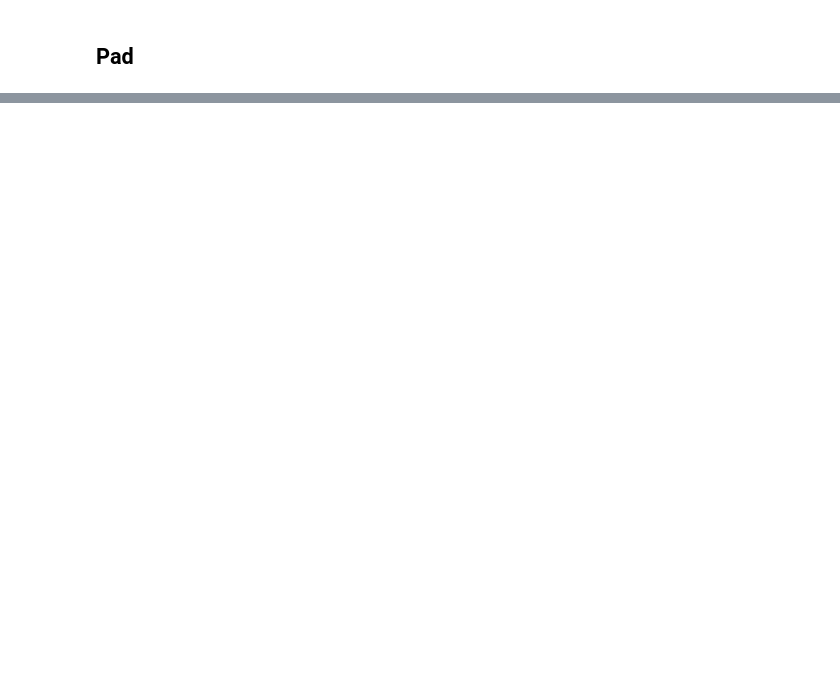
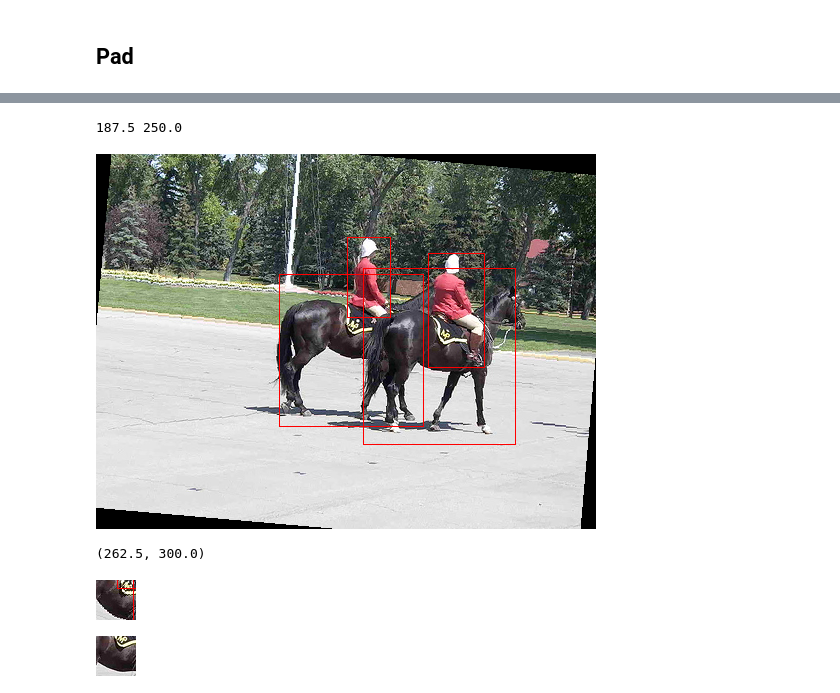
Before and after one commit to yizt/notebook, a Jupyter notebook: computer_vision/detection/main.ipynb, the cells around one changed output, grey strips where cells are left out. Saved outputs shown, nothing was run; the diff lists cells and outputs as text; code cells hidden in the pictures; blank space fills up the shorter version.

```diff
--- a/computer_vision/detection/main.ipynb
+++ b/computer_vision/detection/main.ipynb
@@ -74,0 +75,56 @@ boxes_utils.draw_boxes(im,bb)
+# %%
+import math
+import numpy as np
+def rotate_boxes(boxes, angle, center):
+    """
+    x1 = cos(theta)x0 - sin(theta)y0
+    y1 = sin(theta)x0 + cos(theta)y0
+    :param boxes:
+    :param angle:
+    :param center:
+    :return:
+    """
+    angle = angle * math.pi / 180
+    ctr_y, ctr_x = center
+    boxes[:, ::2] -= ctr_y
+    boxes[:, 1::2] -= ctr_x
+
+    y1, x1, y2, x2 = np.split(boxes, 4, axis=1)
+    p1 = np.concatenate([x1, y1], axis=1)
+    p2 = np.concatenate([x2, y2], axis=1)
+    # rotate
+    delta = np.array([[math.cos(angle), math.sin(angle)],
+                      [-math.sin(angle), math.cos(angle)]])
+
+    p1 = np.matmul(delta, p1.T).T
+    p2 = np.matmul(delta, p2.T).T
+    y1, y1 = np.split(p1, 2, axis=1)
+    x2, y2 = np.split(p2, 2, axis=1)
+    boxes = np.concatenate([y1, x1, y2, x2], axis=1)
+
+    #
+    boxes[:, ::2] += ctr_y
+    boxes[:, 1::2] += ctr_x
+    return boxes
+# %%
+im=Image.fromarray(image)
+print(im.height/2,im.width/2)
+angle=-5
+bb=rotate_boxes(boxes.copy(),angle,(im.height/2,im.width/2))
+im=Image.fromarray(image).rotate(angle,expand=False)
+boxes_utils.draw_boxes(im,bb)
+# %% [output]
+187.5 250.0
+[figure, added]
+# %%
+im.height/2,im.width/2
+# %% [output]
+(262.5, 300.0)
+# %%
+im.crop([250.0-20,187.5-20,250.0+20,187.5+20])
+# %% [output]
+[figure, added]
+# %%
+Image.fromarray(image).crop([250.0-20,187.5-20,250.0+20,187.5+20])
+# %% [output]
+[figure, added]
```
Also changed, not shown: parts of 7 cells of this notebook, 2 other files.
